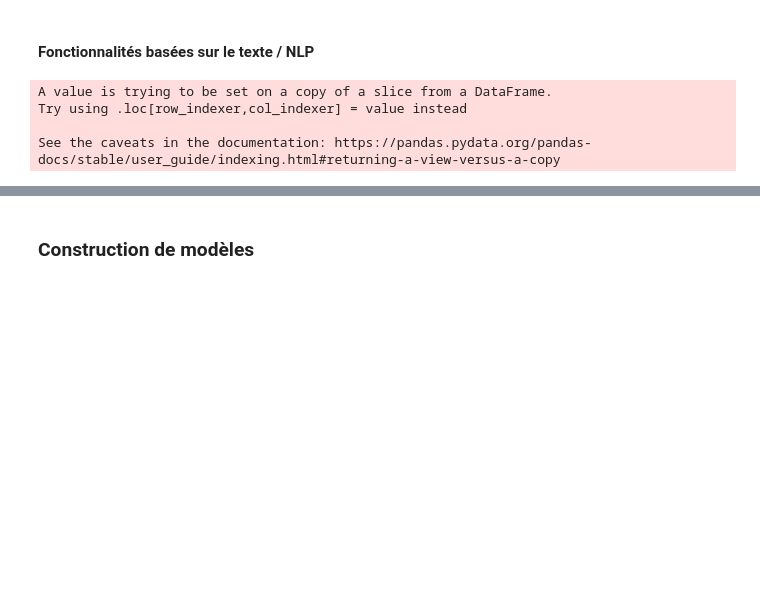
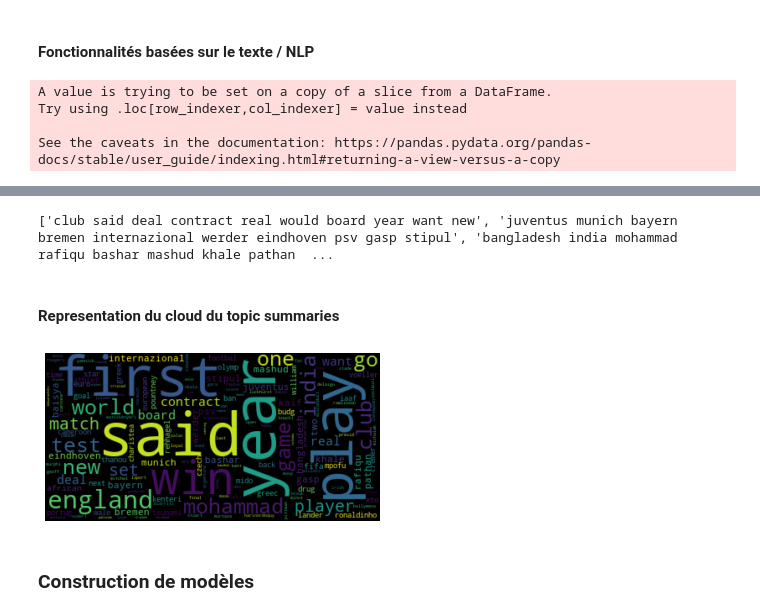
Before and after one commit to Alimiji/ML_Apprentissage_Supervise_NLP1, a Jupyter notebook: TP2_Transformation_Données.ipynb, the cells around one changed output, grey strips where cells are left out. Cells and saved outputs as stored; diff of their text form; code cells hidden in the pictures; blank space fills up the shorter version.

```diff
--- a/TP2_Transformation_Données.ipynb
+++ b/TP2_Transformation_Données.ipynb
@@ -321,16 +335,39 @@ Df['pron_count'] = Df['Textes_clean'].apply(lambda x: check_pos_tag(x, 'pron'))
 # %%
-# train a LDA Model
+# Entrainement du modèle LDA
+
 lda_model = decomposition.LatentDirichletAllocation(n_components=20, learning_method='online', max_iter=20)
 X_topics = lda_model.fit_transform(xtrain_count)
 topic_word = lda_model.components_
 vocab = count_vect.get_feature_names()
 
-# view the topic models
+# Modèles des sujets
+
 n_top_words = 10
 topic_summaries = []
 for i, topic_dist in enumerate(topic_word):
     topic_words = numpy.array(vocab)[numpy.argsort(topic_dist)][:-(n_top_words+1):-1]
     topic_summaries.append(' '.join(topic_words))
+
+print(topic_summaries)
+# %% [output]
+['club said deal contract real would board year want new', 'juventus munich bayern bremen internazional werder eindhoven psv gasp stipul', 'bangladesh india mohammad rafiqu bashar mashud khale pathan  ...
+# %% [markdown]
+#### Representation du cloud du topic summaries
+# %%
+from wordcloud import WordCloud, STOPWORDS
+import matplotlib.pyplot as plt
+
+text = ' '.join(topic_summaries).lower()
+
+#create the wordcloud object
+wordcloud = WordCloud(stopwords = STOPWORDS, collocations=True).generate(text)
+
+#plot the wordcloud object
+plt.imshow(wordcloud, interpolation='bilInear')
+plt.axis('off')
+plt.show()
+# %% [output]
+[figure, added]
 # %% [markdown]
 ### Construction de modèles
 # %% [markdown]
```
Also changed, not shown: parts of 23 cells of this notebook.
